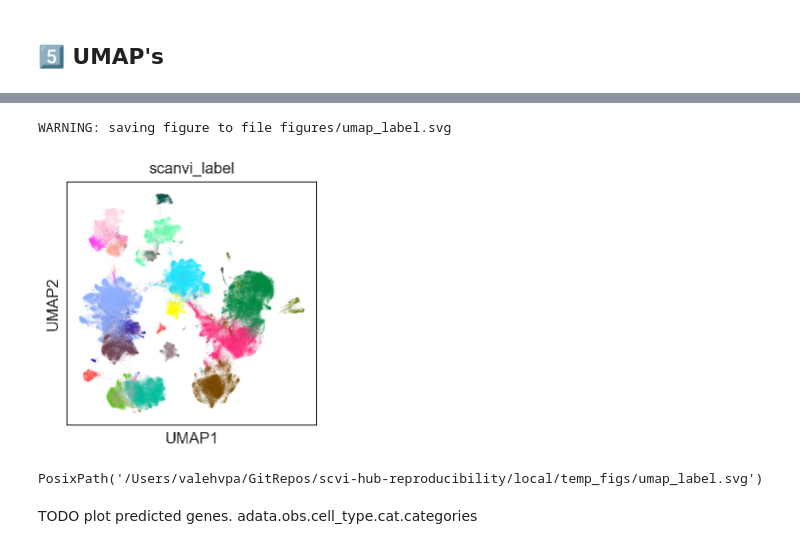
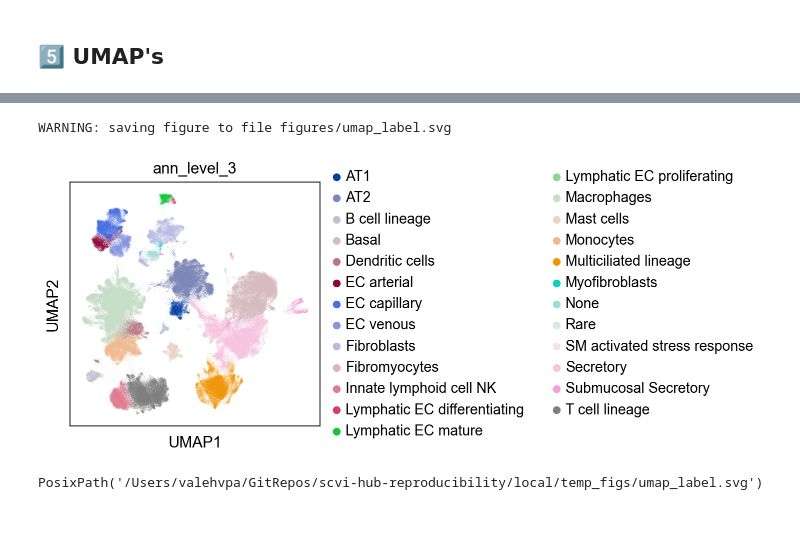
Before and after one commit to YosefLab/scvi-hub-reproducibility, a Jupyter notebook: analytics_ref_only_v4.ipynb, the cells around one changed output, grey strips where cells are left out. Saved outputs shown, nothing was run; the diff lists cells and outputs as text; code cells hidden in the pictures; blank space fills up the shorter version.

```diff
--- a/analytics_ref_only_v4.ipynb
+++ b/analytics_ref_only_v4.ipynb
@@ -237,18 +238,17 @@ PosixPath('/Users/valehvpa/GitRepos/scvi-hub-reproducibility/local/temp_figs/uma
 # %%
 sc.set_figure_params(vector_friendly=True, dpi_save=300, fontsize=14)
 sc.pl.umap(
     adata,
-    color=["scanvi_label"],
+    color=["ann_level_3"],
     save="_label.svg",
-    legend_loc="left margin", # "trick" to not show the legend
+    group="B cell lineage",
+    # legend_loc="left margin", # "trick" to not show the legend
 )
 
 # move the fig to another directory
 scanpy_fig_path = Path("figures/umap_label.svg").resolve()
 scanpy_fig_path.replace(os.path.join(temp_fig_dir, "umap_label.svg"))
 # %% [output]
 WARNING: saving figure to file figures/umap_label.svg
-[figure, old version]
+[figure, new version]
 PosixPath('/Users/valehvpa/GitRepos/scvi-hub-reproducibility/local/temp_figs/umap_label.svg')
-# %% [markdown]
-TODO plot predicted genes. adata.obs.cell_type.cat.categories
```
Also changed, not shown: parts of 13 cells of this notebook, 4 other files.
